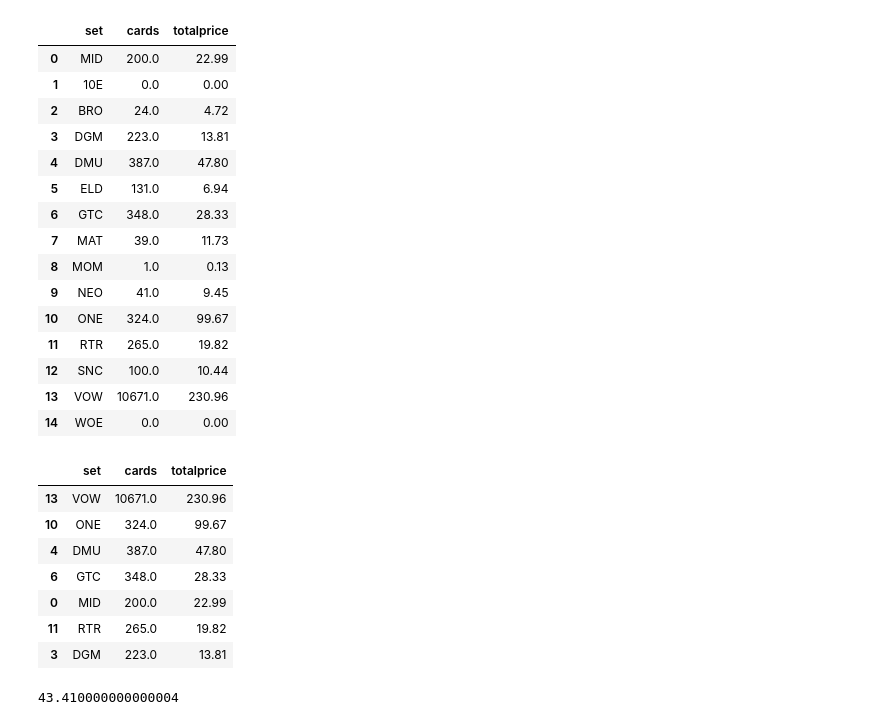
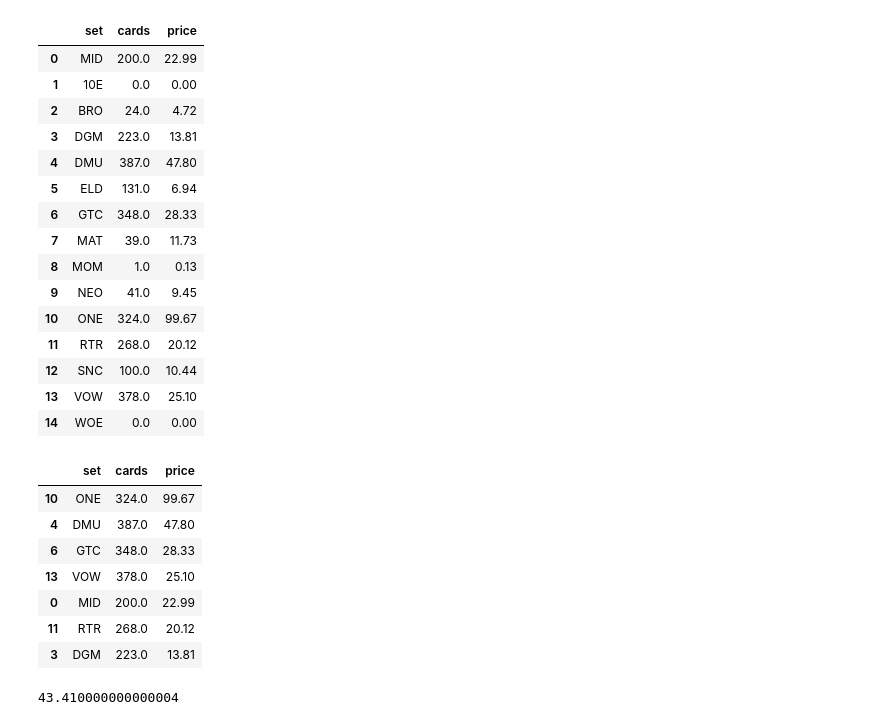
Before and after one commit to pathfindereleven/portfolio_project, a Jupyter notebook: Demo_Day/Reports/report loop.ipynb, the cells around one changed output. Cells and saved outputs as stored; diff of their text form; code cells hidden in the pictures.

```diff
--- a/Demo_Day/Reports/report loop.ipynb
+++ b/Demo_Day/Reports/report loop.ipynb
@@ -57,8 +60,8 @@ C:\Users\pc\AppData\Local\Temp\ipykernel_8908\2463994559.py:12: SettingWithC
 # %%
-report_df =  pd.DataFrame(zip(sset_list, total_cards, totals_price), columns=['set', 'cards', 'totalprice'])
+report_df =  pd.DataFrame(zip(sset_list, total_cards, totals_price), columns=['set', 'cards', 'price'])
 report_df
 # %% [output]
-|  | set | cards | totalprice |
+|  | set | cards | price |
 | 0 | MID | 200.0 | 22.99 |
 | 1 | 10E | 0.0 | 0.00 |
 | 2 | BRO | 24.0 | 4.72 |
@@ -70,22 +73,22 @@ report_df
 | 8 | MOM | 1.0 | 0.13 |
 | 9 | NEO | 41.0 | 9.45 |
 | 10 | ONE | 324.0 | 99.67 |
-| 11 | RTR | 265.0 | 19.82 |
+| 11 | RTR | 268.0 | 20.12 |
 | 12 | SNC | 100.0 | 10.44 |
-| 13 | VOW | 10671.0 | 230.96 |
+| 13 | VOW | 378.0 | 25.10 |
 | 14 | WOE | 0.0 | 0.00 |
 # %%
-pie_df = report_df.sort_values(by='totalprice', ascending=False)
+pie_df = report_df.sort_values(by='price', ascending=False)
 pie_df2 = pie_df.iloc[0:7]
 other = pie_df.iloc[7:len(pie_df)]
 pie_df2.head(8)
 # %% [output]
-|  | set | cards | totalprice |
-| 13 | VOW | 10671.0 | 230.96 |
+|  | set | cards | price |
 | 10 | ONE | 324.0 | 99.67 |
 | 4 | DMU | 387.0 | 47.80 |
 | 6 | GTC | 348.0 | 28.33 |
+| 13 | VOW | 378.0 | 25.10 |
 | 0 | MID | 200.0 | 22.99 |
-| 11 | RTR | 265.0 | 19.82 |
+| 11 | RTR | 268.0 | 20.12 |
 | 3 | DGM | 223.0 | 13.81 |
 # %%
```
Also changed, not shown: parts of 13 cells of this notebook, 12 other files.
